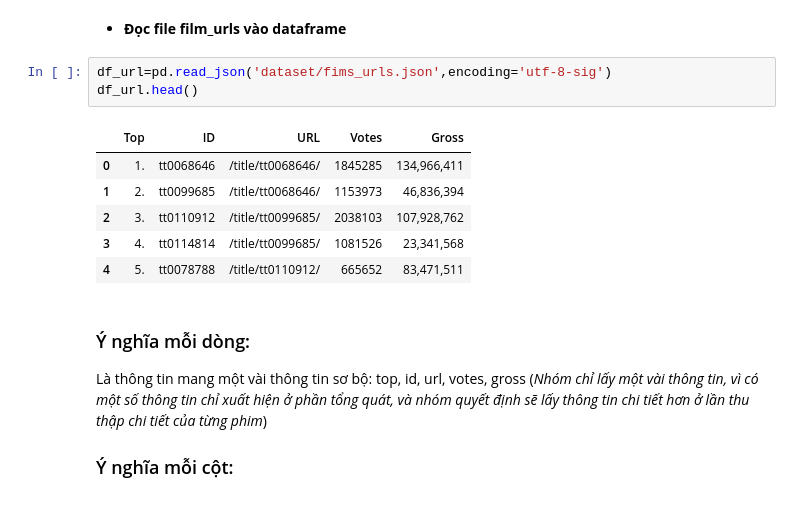
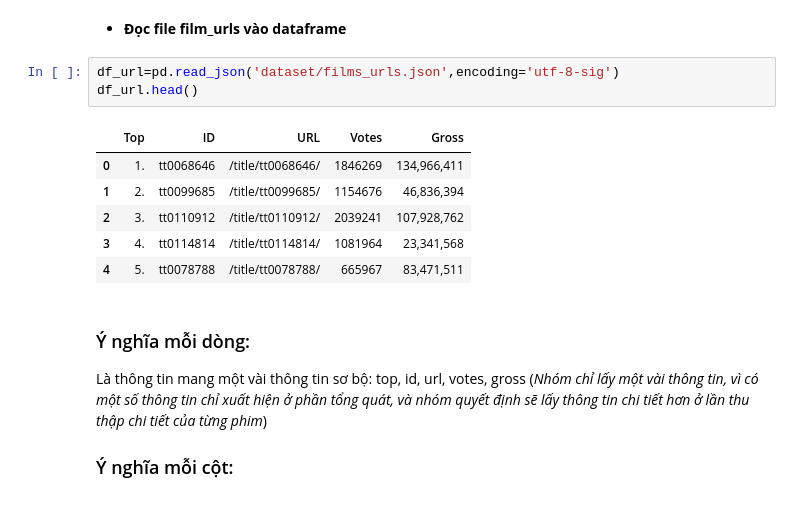
Before and after one commit to kuromine19/NMKHDL_Project, a Jupyter notebook: crawl_url.ipynb, the cells around one changed output. Cells and saved outputs as stored; diff of their text form.

```diff
--- a/crawl_url.ipynb
+++ b/crawl_url.ipynb
@@ -203,15 +118,15 @@ Overwriting spiders/collect_data_films.py
 # %% [markdown]
 - **Đọc file film_urls vào dataframe**
 # %%
-df_url=pd.read_json('dataset/fims_urls.json',encoding='utf-8-sig')
+df_url=pd.read_json('dataset/films_urls.json',encoding='utf-8-sig')
 df_url.head()
 # %% [output]
 |  | Top | ID | URL | Votes | Gross |
-| 0 | 1. | tt0068646 | /title/tt0068646/ | 1845285 | 134,966,411 |
-| 1 | 2. | tt0099685 | /title/tt0068646/ | 1153973 | 46,836,394 |
-| 2 | 3. | tt0110912 | /title/tt0099685/ | 2038103 | 107,928,762 |
-| 3 | 4. | tt0114814 | /title/tt0099685/ | 1081526 | 23,341,568 |
-| 4 | 5. | tt0078788 | /title/tt0110912/ | 665652 | 83,471,511 |
+| 0 | 1. | tt0068646 | /title/tt0068646/ | 1846269 | 134,966,411 |
+| 1 | 2. | tt0099685 | /title/tt0099685/ | 1154676 | 46,836,394 |
+| 2 | 3. | tt0110912 | /title/tt0110912/ | 2039241 | 107,928,762 |
+| 3 | 4. | tt0114814 | /title/tt0114814/ | 1081964 | 23,341,568 |
+| 4 | 5. | tt0078788 | /title/tt0078788/ | 665967 | 83,471,511 |
 # %% [markdown]
 ### Ý nghĩa mỗi dòng: ###
 
```
Also changed, not shown: parts of 10 cells of this notebook.
